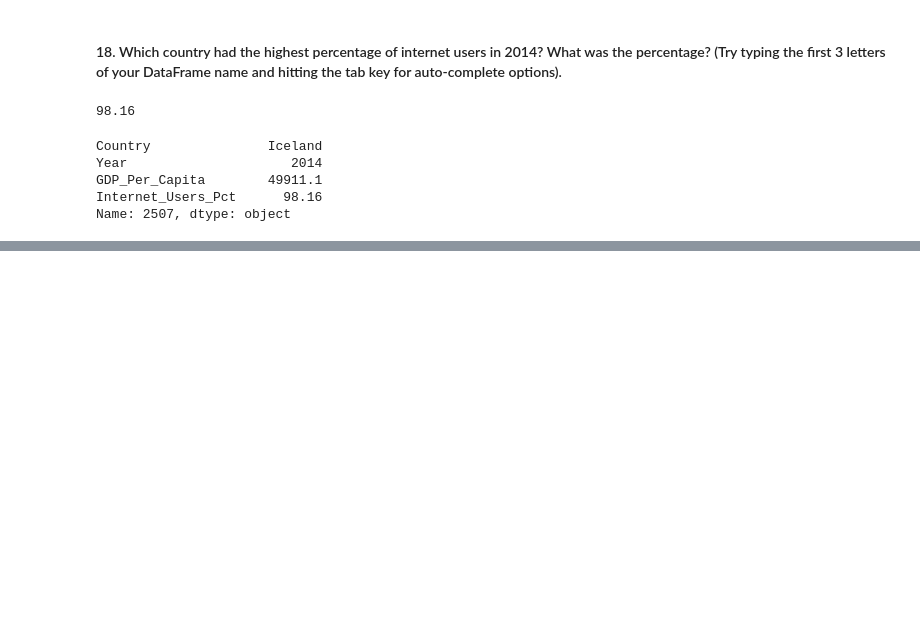
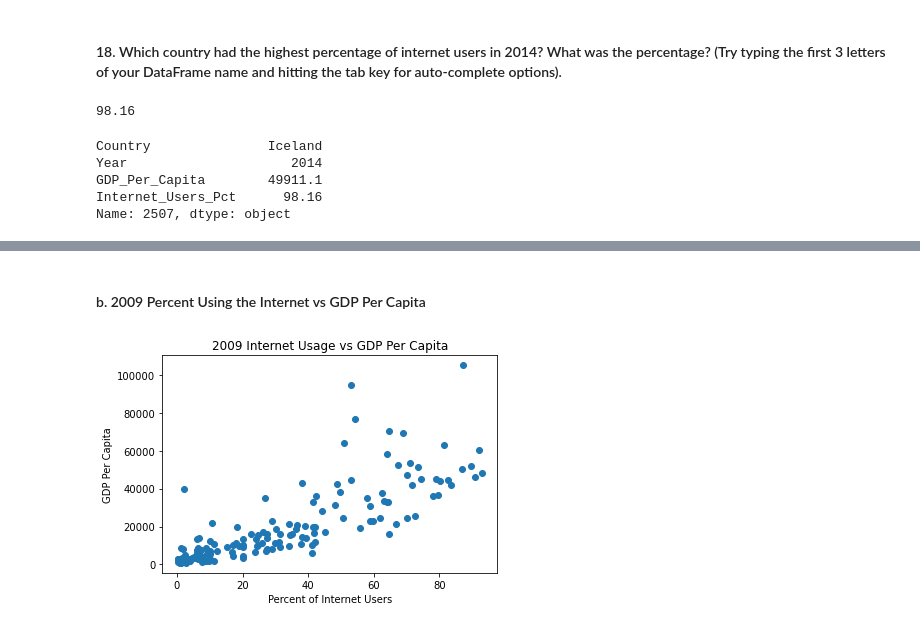
Before and after one commit to Chericehere/gdp-and-internet-usage-Chericehere, a Jupyter notebook: Notebooks/UN_GDP.ipynb, the cells around one changed output, grey strips where cells are left out. Drawn from its saved outputs; the diff is of its cells as text; code cells hidden in the pictures; blank space fills up the shorter version.

```diff
--- a/Notebooks/UN_GDP.ipynb
+++ b/Notebooks/UN_GDP.ipynb
@@ -228,0 +313,14 @@ Name: 2507, dtype: object
+# %% [markdown]
+#### b. 2009 Percent Using the Internet vs GDP Per Capita
+# %%
+plt.scatter(gdp_int_09.Internet_Users_Pct, gdp_int_09.GDP_Per_Capita)
+
+plt.xlabel('Percent of Internet Users')
+
+plt.ylabel('GDP Per Capita')
+
+plt.title('2009 Internet Usage vs GDP Per Capita')
+
+plt.show()
+# %% [output]
+[figure, added]
```
Also changed, not shown: parts of 50 cells of this notebook.
